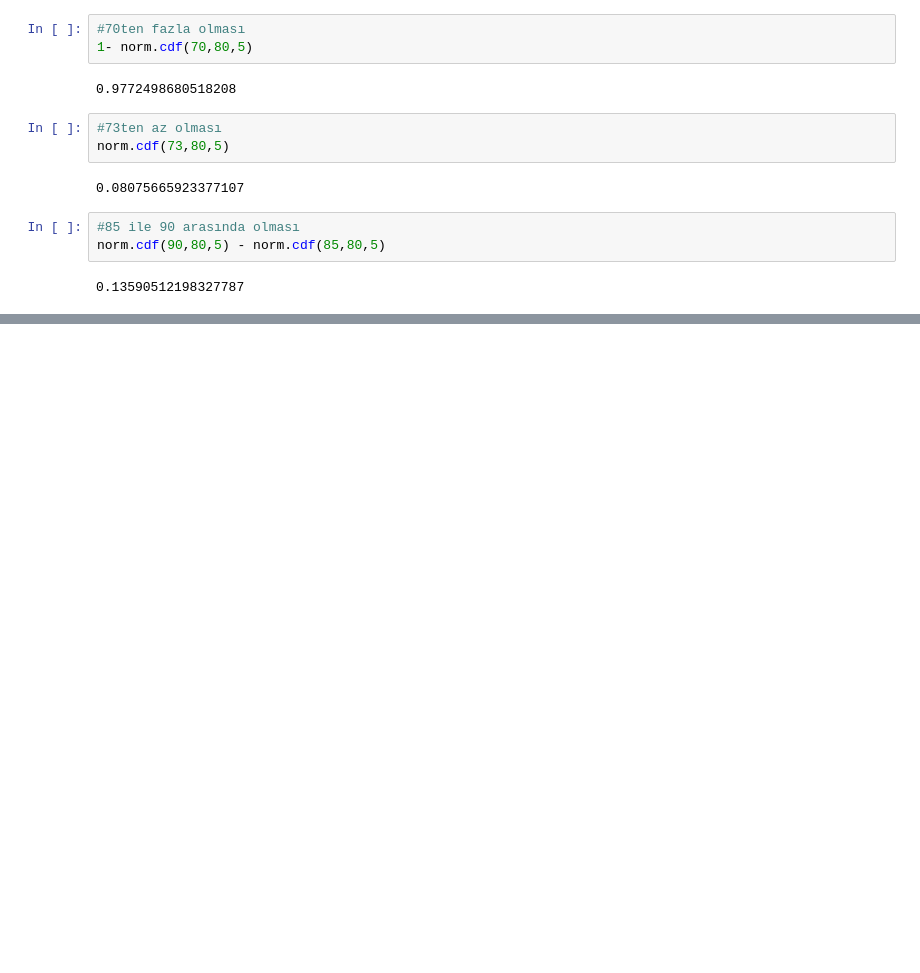
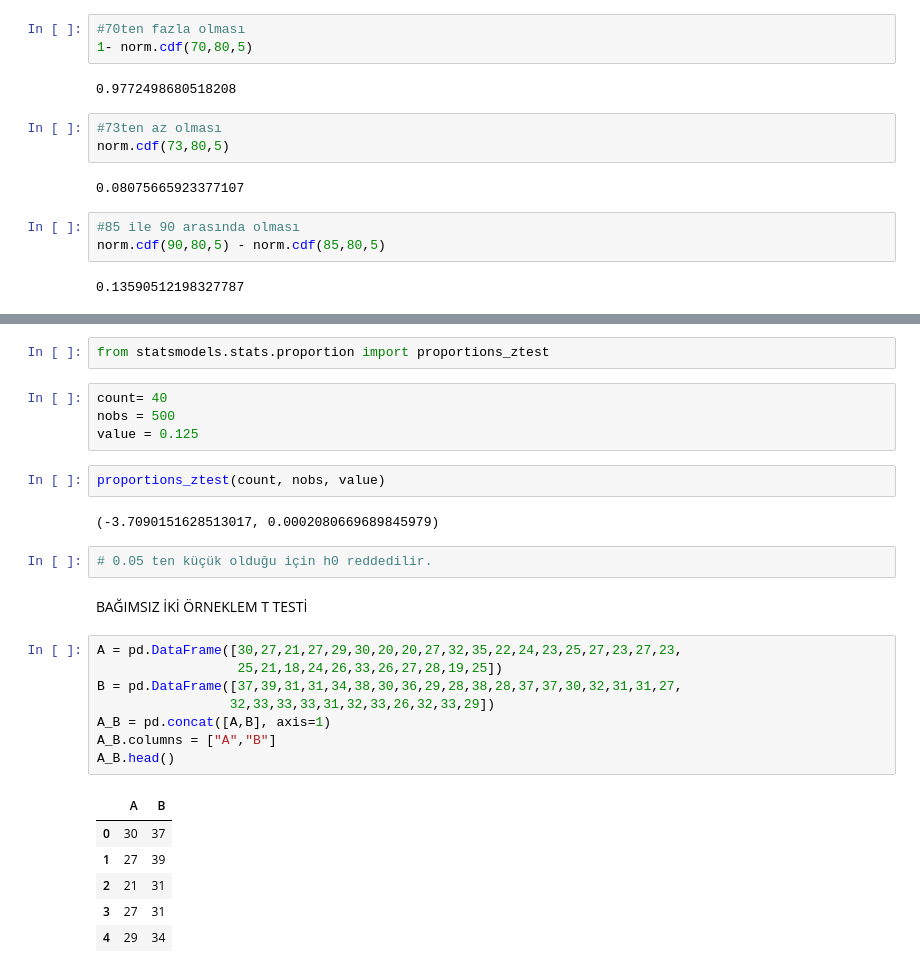
Before and after one commit to MelikeApalak/istatistik, a Jupyter notebook: Veri bilimi için istatistik.ipynb, the cells around one changed output, grey strips where cells are left out. Cells and saved outputs as stored; diff of their text form; blank space fills up the shorter version.

```diff
--- a/Veri bilimi için istatistik.ipynb
+++ b/Veri bilimi için istatistik.ipynb
@@ -231,0 +307,29 @@ norm.cdf(90,80,5) - norm.cdf(85,80,5)
+# %%
+from statsmodels.stats.proportion import proportions_ztest
+# %%
+count= 40
+nobs = 500
+value = 0.125
+# %%
+proportions_ztest(count, nobs, value)
+# %% [output]
+(-3.7090151628513017, 0.0002080669689845979)
+# %%
+# 0.05 ten küçük olduğu için h0 reddedilir.
+# %% [markdown]
+BAĞIMSIZ İKİ ÖRNEKLEM T TESTİ
+# %%
+A = pd.DataFrame([30,27,21,27,29,30,20,20,27,32,35,22,24,23,25,27,23,27,23,
+                  25,21,18,24,26,33,26,27,28,19,25])
+B = pd.DataFrame([37,39,31,31,34,38,30,36,29,28,38,28,37,37,30,32,31,31,27,
+                 32,33,33,33,31,32,33,26,32,33,29])
+A_B = pd.concat([A,B], axis=1)
+A_B.columns = ["A","B"]
+A_B.head()
+# %% [output]
+|  | A | B |
+| 0 | 30 | 37 |
+| 1 | 27 | 39 |
+| 2 | 21 | 31 |
+| 3 | 27 | 31 |
+| 4 | 29 | 34 |
```
Also changed, not shown: parts of 21 cells of this notebook.
